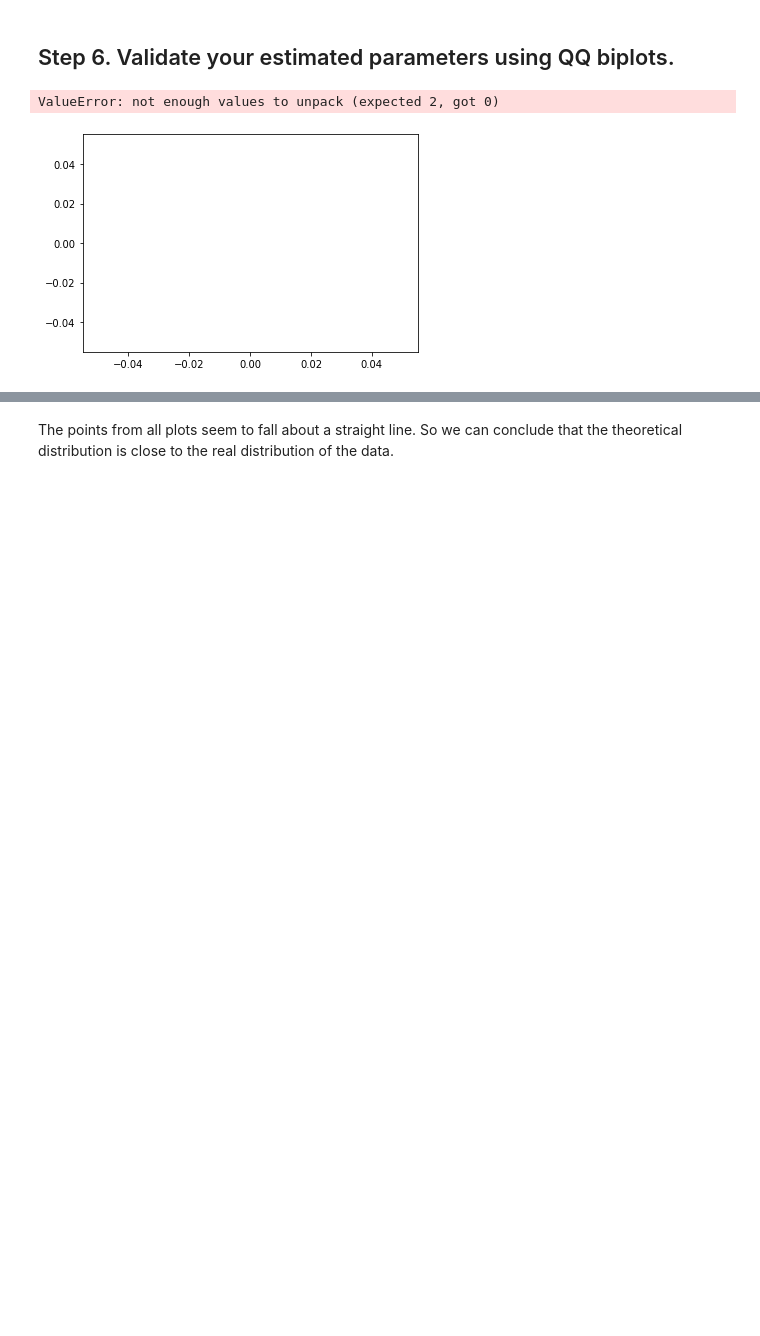
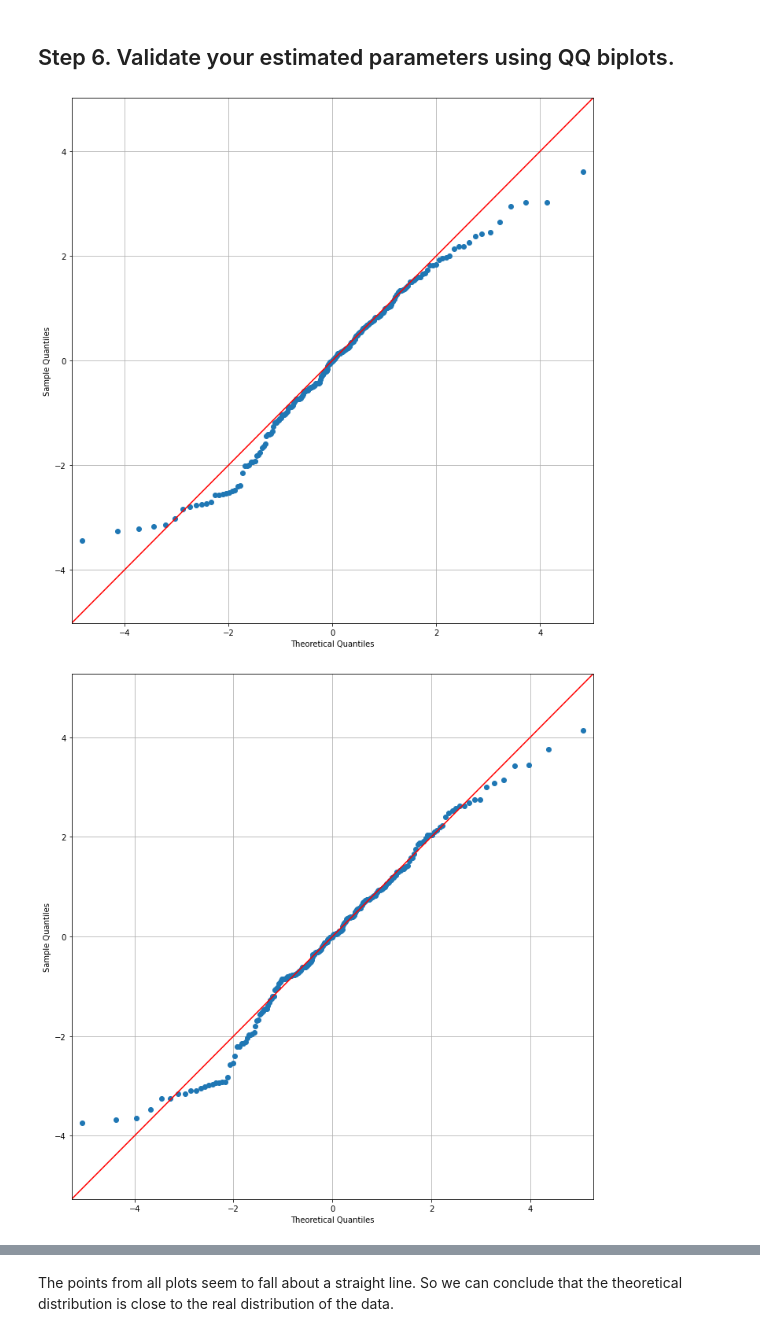
Before and after one commit to semaputnik/multivariate-data-analysis-labs, a Jupyter notebook: Lab_1/code.ipynb, the cells around one changed output, grey strips where cells are left out. Drawn from its saved outputs; the diff is of its cells as text; code cells hidden in the pictures; blank space fills up the shorter version.

```diff
--- a/Lab_1/code.ipynb
+++ b/Lab_1/code.ipynb
@@ -211,7 +212,7 @@ def fit_data(data):
         sse = np.sum(np.power(frequencies - pdf_values, 2.0))
 
         ## Build results and sort by sse
-        results[distribution.name] = [float(sse), arg, loc, scale]
+        results[distribution.name] = [float(sse), arg, round(loc, 3), round(scale, 3)]
 
     res = pd.DataFrame.from_dict(results, orient='index',columns=['SSE', 'ARG', 'LOC', 'SCALE'])
     return res
@@ -346,20 +347,13 @@ For High
 # %%
 i = 0
 for col, distribution in features_with_dist.items():
-    feature = df[col]
-
-    percs = np.linspace(0,100,21)
-    qn_feature = np.percentile(feature, percs)
-    x = np.linspace(np.min(feature), np.max(feature))
-
     fig, ax = plt.subplots(figsize=(10, 10), sharey=True)
-    st.probplot(feature, dist = getattr(st.distributions, distribution), plot=ax)
-    ax.set_title(f"'{col}' feature with '{distribution}' distribution")
+    qqplot(df[col], getattr(st.distributions, distribution), fit=True, ax=ax, line="45")
     ax.grid()
     i += 1
 
     plt.tight_layout()
     plt.show()
 # %% [output]
-ValueError: not enough values to unpack (expected 2, got 0)
-[figure, old version]
+[figure, new version]
+[figure, added]
```
Also changed, not shown: parts of 9 cells of this notebook, 1 other file.
